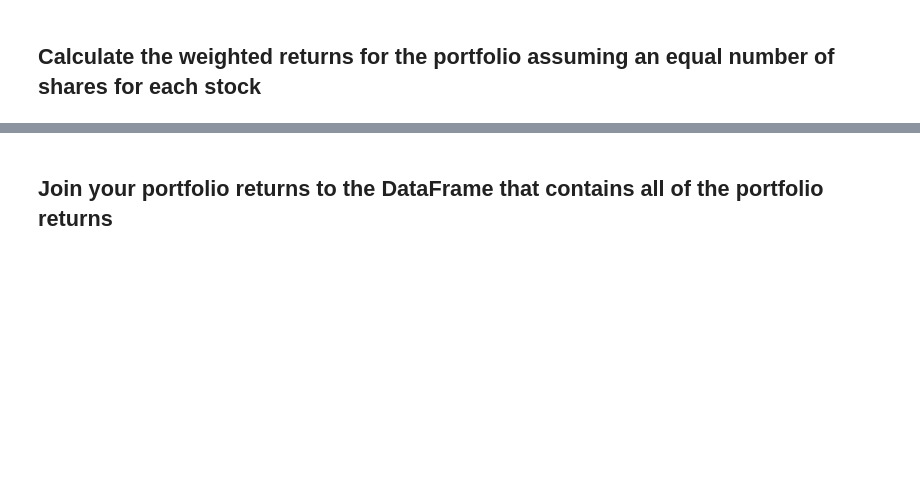
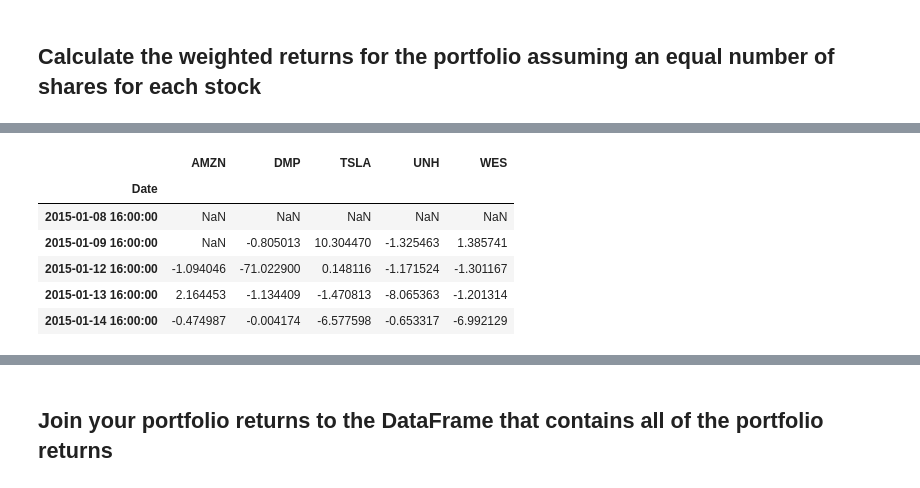
Before and after one commit to JimP315/Panthas, a Jupyter notebook: Starter_Code/whale_analysis.ipynb, the cells around one changed output, grey strips where cells are left out. Saved outputs shown, nothing was run; the diff lists cells and outputs as text; code cells hidden in the pictures; blank space fills up the shorter version.

```diff
--- a/Starter_Code/whale_analysis.ipynb
+++ b/Starter_Code/whale_analysis.ipynb
@@ -562,0 +662,11 @@ weights = [1/3, 1/3, 1/3]
+# %%
+daily_returns = combined1_df.pct_change()
+daily_returns.head()
+# %% [output]
+|  | AMZN | DMP | TSLA | UNH | WES |
+| Date |  |  |  |  |  |
+| 2015-01-08 16:00:00 | NaN | NaN | NaN | NaN | NaN |
+| 2015-01-09 16:00:00 | NaN | -0.805013 | 10.304470 | -1.325463 | 1.385741 |
+| 2015-01-12 16:00:00 | -1.094046 | -71.022900 | 0.148116 | -1.171524 | -1.301167 |
+| 2015-01-13 16:00:00 | 2.164453 | -1.134409 | -1.470813 | -8.065363 | -1.201314 |
+| 2015-01-14 16:00:00 | -0.474987 | -0.004174 | -6.577598 | -0.653317 | -6.992129 |
```
Also changed, not shown: parts of 31 cells of this notebook.
